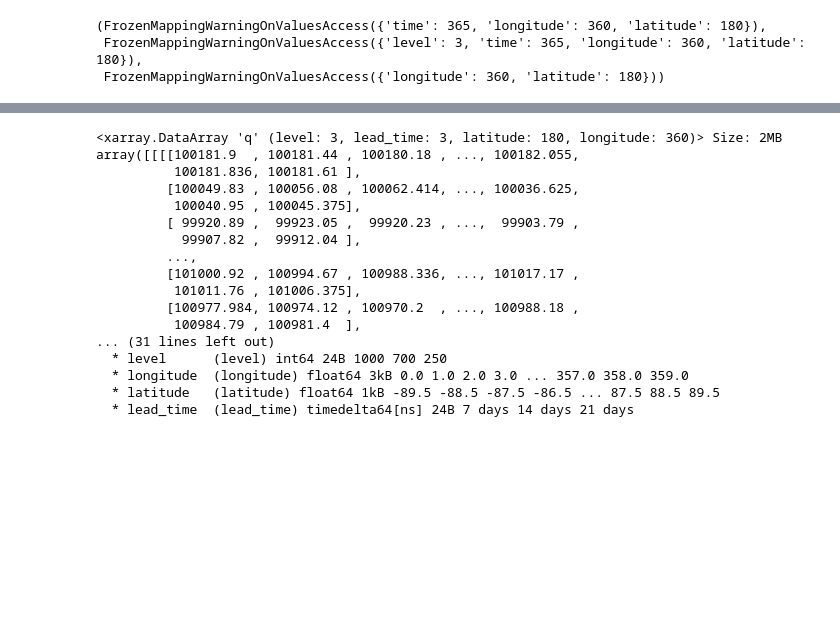
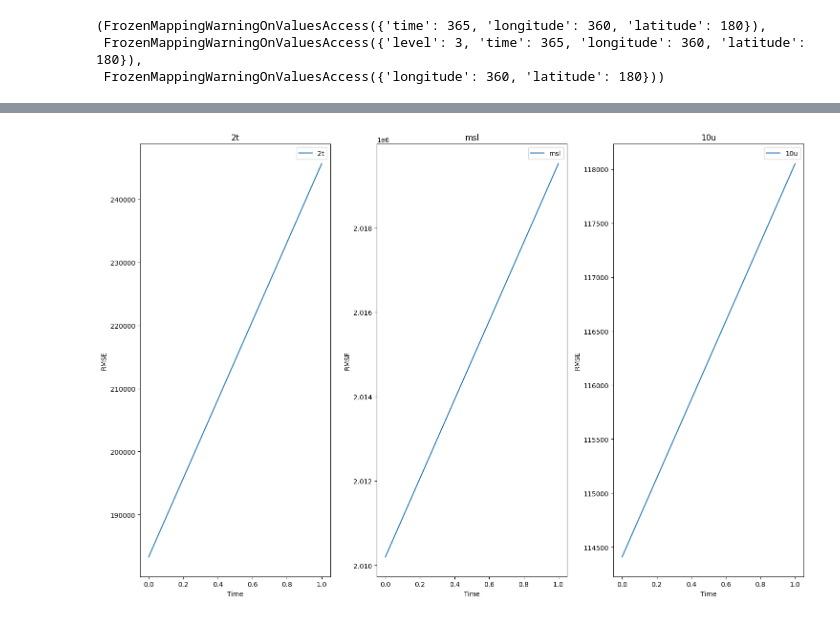
Before and after one commit to eliotwalt/aurora-benchmark, a Jupyter notebook: notebooks/online_eval_toy.ipynb, the cells around one changed output, grey strips where cells are left out. Cells and saved outputs as stored; diff of their text form; code cells hidden in the pictures; blank space fills up the shorter version.

```diff
--- a/notebooks/online_eval_toy.ipynb
+++ b/notebooks/online_eval_toy.ipynb
@@ -139,11 +139,14 @@ class RunningStatistics(object):
                 self.num_samples[var] = 0
                 self._means[var] = sample_ds[var]
                 self.means_of_squared[var] = sample_ds[var]**2
-                print(f"means[var] shape:", self._means[var].dims)
-                print(f"means_of_squared[var] shape:", self.means_of_squared[var].dims)
+                print(f"means[var] shape:", self._means[var].shape)
+                print(f"means_of_squared[var] shape:", self.means_of_squared[var].shape)
             else:
+                print(f"Accumulating variable {var}")
                 self._means[var] = (self._means[var] * self.num_samples[var] + sample_ds[var]) / (self.num_samples[var] + 1)
                 self.means_of_squared[var] = (self.means_of_squared[var] * self.num_samples[var] + sample_ds[var]**2) / (self.num_samples[var] + 1)
+                print(f"means[var] shape:", self._means[var].shape)
+                print(f"means_of_squared[var] shape:", self.means_of_squared[var].shape)
             self.num_samples[var] += 1
 
     @property
@@ -153,6 +156,13 @@ class RunningStatistics(object):
     @property
     def means(self):
         return xr.Dataset(self._means)
+
+    def rmse(self, dim=["latitude", "longitude"]):
+        return np.sqrt(((self.means**2).mean(dim=dim)))
+
+    @property
+    def variables(self):
+        return list(self.num_samples.keys())
 # %%
 running_statistics = {
     "surface_vars": RunningStatistics(),
@@ -281,20 +235,31 @@ running_statistics["surface_vars"].means_of_squared
-# %%
-true_trajectory-100
-# %% [output]
-<xarray.DataArray 'q' (level: 3, lead_time: 3, latitude: 180, longitude: 360)> Size: 2MB
-array([[[[100181.9  , 100181.44 , 100180.18 , ..., 100182.055,
-          100181.836, 100181.61 ],
-         [100049.83 , 100056.08 , 100062.414, ..., 100036.625,
-          100040.95 , 100045.375],
-         [ 99920.89 ,  99923.05 ,  99920.23 , ...,  99903.79 ,
-           99907.82 ,  99912.04 ],
-         ...,
-         [101000.92 , 100994.67 , 100988.336, ..., 101017.17 ,
-          101011.76 , 101006.375],
-         [100977.984, 100974.12 , 100970.2  , ..., 100988.18 ,
-          100984.79 , 100981.4  ],
-... (31 lines left out)
-  * level      (level) int64 24B 1000 700 250
-  * longitude  (longitude) float64 3kB 0.0 1.0 2.0 3.0 ... 357.0 358.0 359.0
-  * latitude   (latitude) float64 1kB -89.5 -88.5 -87.5 -86.5 ... 87.5 88.5 89.5
-  * lead_time  (lead_time) timedelta64[ns] 24B 7 days 14 days 21 days
+# %%
+# plot maps
+
+stats = running_statistics["surface_vars"]
+
+num_lead_times = 2
+
+lon_min, lon_max = -8, 38
+lat_min, lat_max = 29, 47
+
+fig_curves, axes_curves = plt.subplots(
+    ncols=len(stats.variables),
+    figsize=(15, 10)
+)
+
+for i, var in enumerate(stats.variables):
+    lead_times = [pd.Timedelta(lt) for lt in stats.means[var].lead_time.values]
+    ax = axes_curves[i]
+    ax.plot(
+        stats.rmse(dim=["latitude", "longitude"])[var],
+        label=var
+    )
+    ax.set_title(f"{var}")
+    ax.legend()
+    ax.set_xlabel("Time")
+    ax.set_ylabel("RMSE")
+    ax.grid(False)
+plt.tight_layout()
+plt.show()
+# %% [output]
+[figure, added]
```
Also changed, not shown: parts of 5 cells of this notebook, 1 other file.
